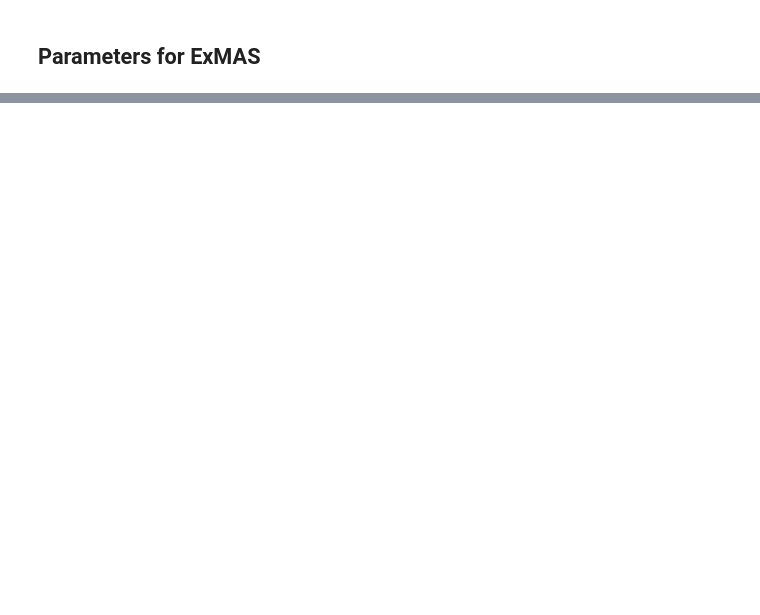
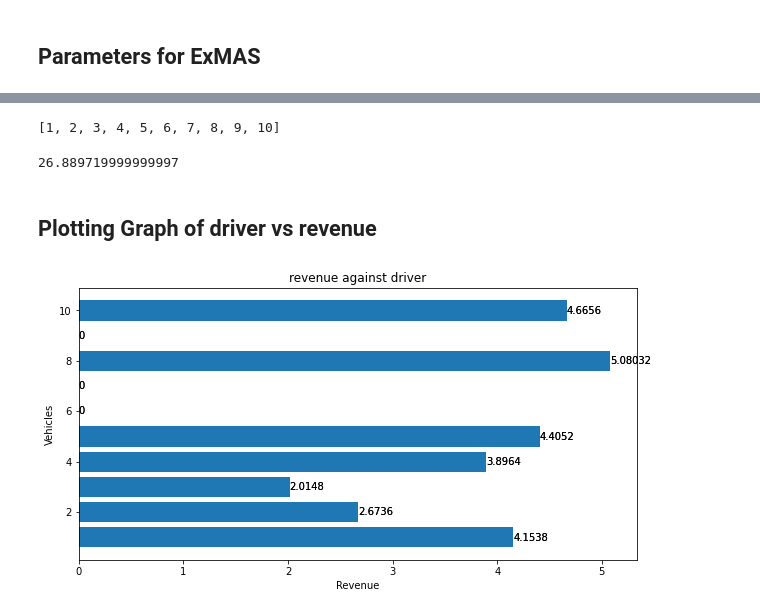
Before and after one commit to RafalKucharskiPK/MaaSSim, a Jupyter notebook: docs/tutorials/Delft_Sim.ipynb, the cells around one changed output, grey strips where cells are left out. Drawn from its saved outputs; the diff is of its cells as text; code cells hidden in the pictures; blank space fills up the shorter version.

```diff
--- a/docs/tutorials/Delft_Sim.ipynb
+++ b/docs/tutorials/Delft_Sim.ipynb
@@ -225,2 +199,30 @@ sim.res[0].veh_exp['REVENUE'].to_list()
+# %%
+
+list(sim.vehs.keys())
+# %% [output]
+[1, 2, 3, 4, 5, 6, 7, 8, 9, 10]
+# %%
+sim.res[0].all_kpi
+# %% [output]
+26.889719999999997
+# %% [markdown]
+## Plotting Graph of driver vs revenue
+# %%
+# plot graph of driver revenue
+vehicles  = list(sim.res[0].veh_exp.index.to_list())
+revenues = sim.res[0].veh_exp['REVENUE'].to_list()
+fig, ax = plt.subplots(figsize = (10,5))
+bars = ax.barh(vehicles, revenues)
+ax.bar_label(bars)
+for bars in ax.containers:
+    ax.bar_label(bars)
+
+
+plt.xlabel("Revenue")
+plt.ylabel("Vehicles")
+plt.title("revenue against driver")
+plt.show()
+# %% [output]
+[figure, added]
 # %%
 import seaborn as sns
```
Also changed, not shown: parts of 47 cells of this notebook, 27 other files.
